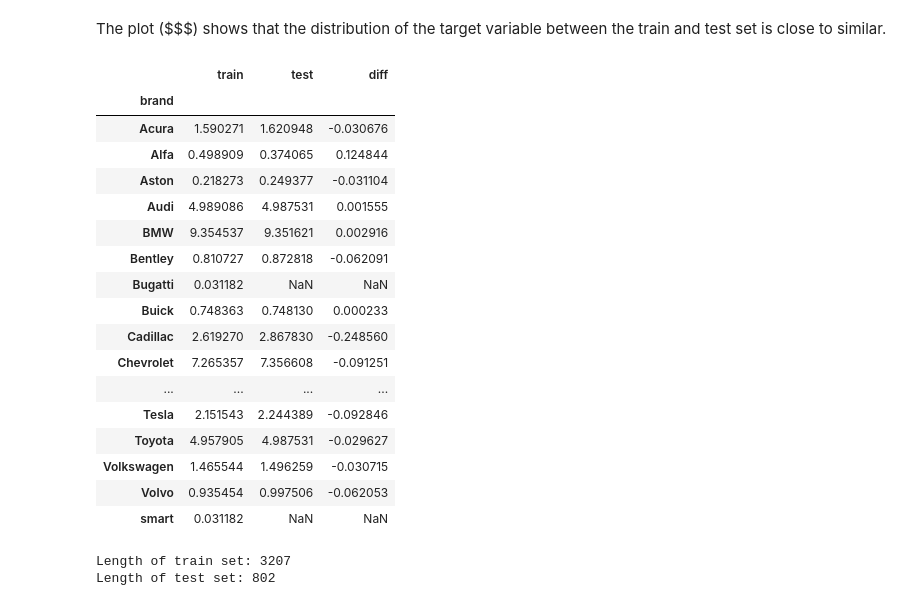
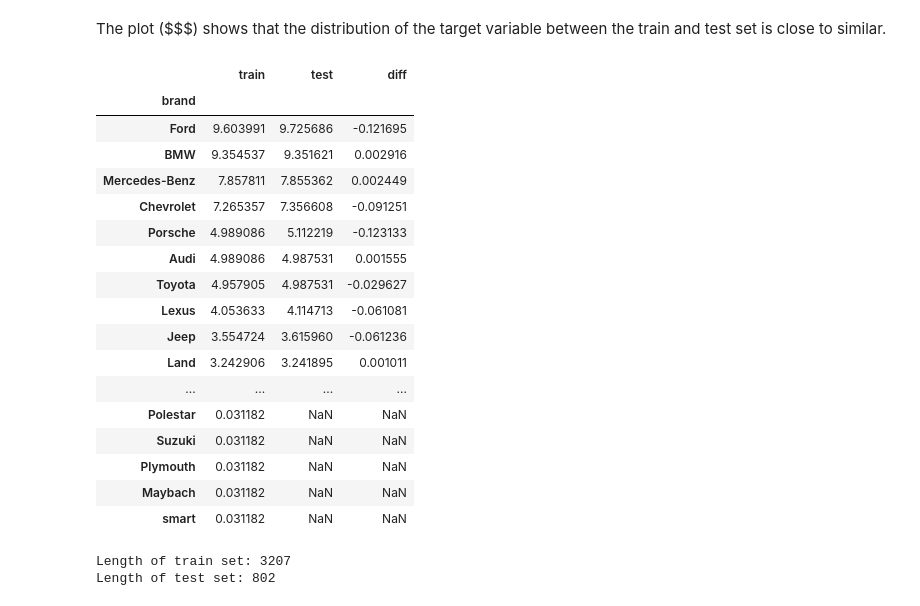
Before and after one commit to Frecherenkel60/RandomForestRangers, a Jupyter notebook: 0 Data Split.ipynb, the cells around one changed output. Saved outputs shown, nothing was run; the diff lists cells and outputs as text; code cells hidden in the pictures.

```diff
--- a/0 Data Split.ipynb
+++ b/0 Data Split.ipynb
@@ -221,32 +221,32 @@ The plot ($$$) shows that the distribution of the target variable between the tr
 # %%
 # Compare the brand distribution in the train and test set
 brand_train = X_train["brand"]
 brand_test = X_test["brand"]
 
 df_brand = pd.DataFrame({"train": brand_train.value_counts(normalize=True), "test": brand_test.value_counts(normalize=True)})
 # Multiply by 100 to get percentage
 df_brand = df_brand * 100
 
 df_brand["diff"] = df_brand["train"] - df_brand["test"]
-df_brand
+df_brand.sort_values(by='train', ascending=False)
 # %% [output]
 |  | train | test | diff |
 | brand |  |  |  |
-| Acura | 1.590271 | 1.620948 | -0.030676 |
-| Alfa | 0.498909 | 0.374065 | 0.124844 |
-| Aston | 0.218273 | 0.249377 | -0.031104 |
+| Ford | 9.603991 | 9.725686 | -0.121695 |
+| BMW | 9.354537 | 9.351621 | 0.002916 |
+| Mercedes-Benz | 7.857811 | 7.855362 | 0.002449 |
+| Chevrolet | 7.265357 | 7.356608 | -0.091251 |
+| Porsche | 4.989086 | 5.112219 | -0.123133 |
 | Audi | 4.989086 | 4.987531 | 0.001555 |
-| BMW | 9.354537 | 9.351621 | 0.002916 |
-| Bentley | 0.810727 | 0.872818 | -0.062091 |
-| Bugatti | 0.031182 | NaN | NaN |
-| Buick | 0.748363 | 0.748130 | 0.000233 |
-| Cadillac | 2.619270 | 2.867830 | -0.248560 |
-| Chevrolet | 7.265357 | 7.356608 | -0.091251 |
+| Toyota | 4.957905 | 4.987531 | -0.029627 |
+| Lexus | 4.053633 | 4.114713 | -0.061081 |
+| Jeep | 3.554724 | 3.615960 | -0.061236 |
+| Land | 3.242906 | 3.241895 | 0.001011 |
 | ... | ... | ... | ... |
-| Tesla | 2.151543 | 2.244389 | -0.092846 |
-| Toyota | 4.957905 | 4.987531 | -0.029627 |
-| Volkswagen | 1.465544 | 1.496259 | -0.030715 |
-| Volvo | 0.935454 | 0.997506 | -0.062053 |
+| Polestar | 0.031182 | NaN | NaN |
+| Suzuki | 0.031182 | NaN | NaN |
+| Plymouth | 0.031182 | NaN | NaN |
+| Maybach | 0.031182 | NaN | NaN |
 | smart | 0.031182 | NaN | NaN |
 # %%
 # Print length of train and test set
```
Also changed, not shown: 1 other file.
